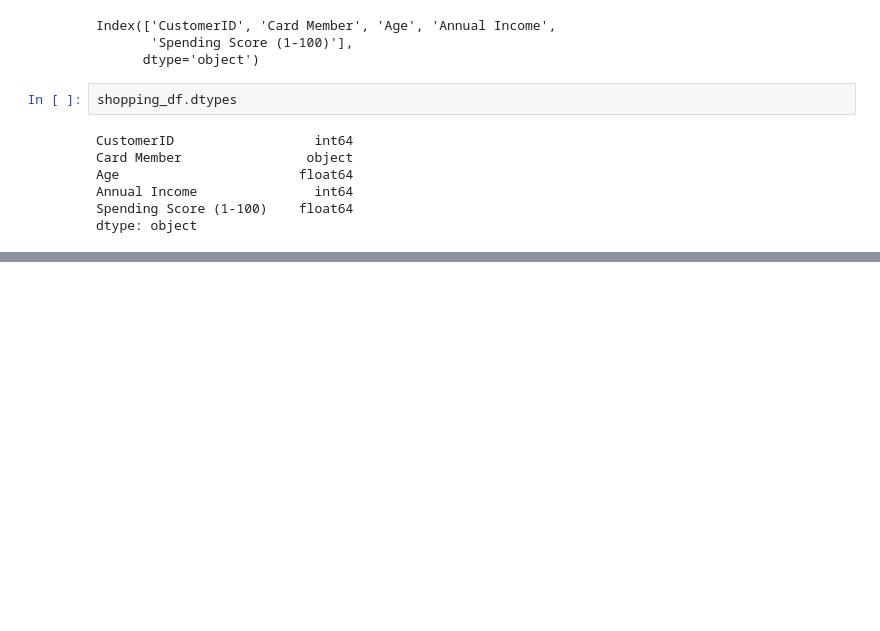
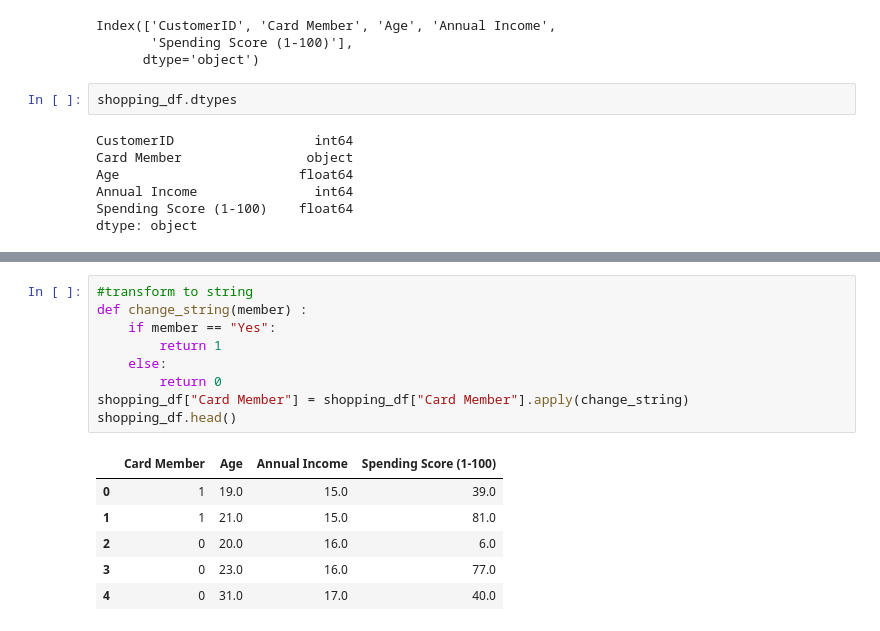
Before and after one commit to hbostanchi/Cryptocurrencies, a Jupyter notebook: Examples/shopping_data.ipynb, the cells around one changed output, grey strips where cells are left out. Saved outputs shown, nothing was run; the diff lists cells and outputs as text; blank space fills up the shorter version.

```diff
--- a/Examples/shopping_data.ipynb
+++ b/Examples/shopping_data.ipynb
@@ -34,0 +78,16 @@ dtype: object
+# %%
+#transform to string
+def change_string(member) :
+    if member == "Yes":
+        return 1
+    else:
+        return 0
+shopping_df["Card Member"] = shopping_df["Card Member"].apply(change_string)
+shopping_df.head()
+# %% [output]
+|  | Card Member | Age | Annual Income | Spending Score (1-100) |
+| 0 | 1 | 19.0 | 15.0 | 39.0 |
+| 1 | 1 | 21.0 | 15.0 | 81.0 |
+| 2 | 0 | 20.0 | 16.0 | 6.0 |
+| 3 | 0 | 23.0 | 16.0 | 77.0 |
+| 4 | 0 | 31.0 | 17.0 | 40.0 |
```
Also changed, not shown: parts of 6 cells of this notebook, 7 other files.
